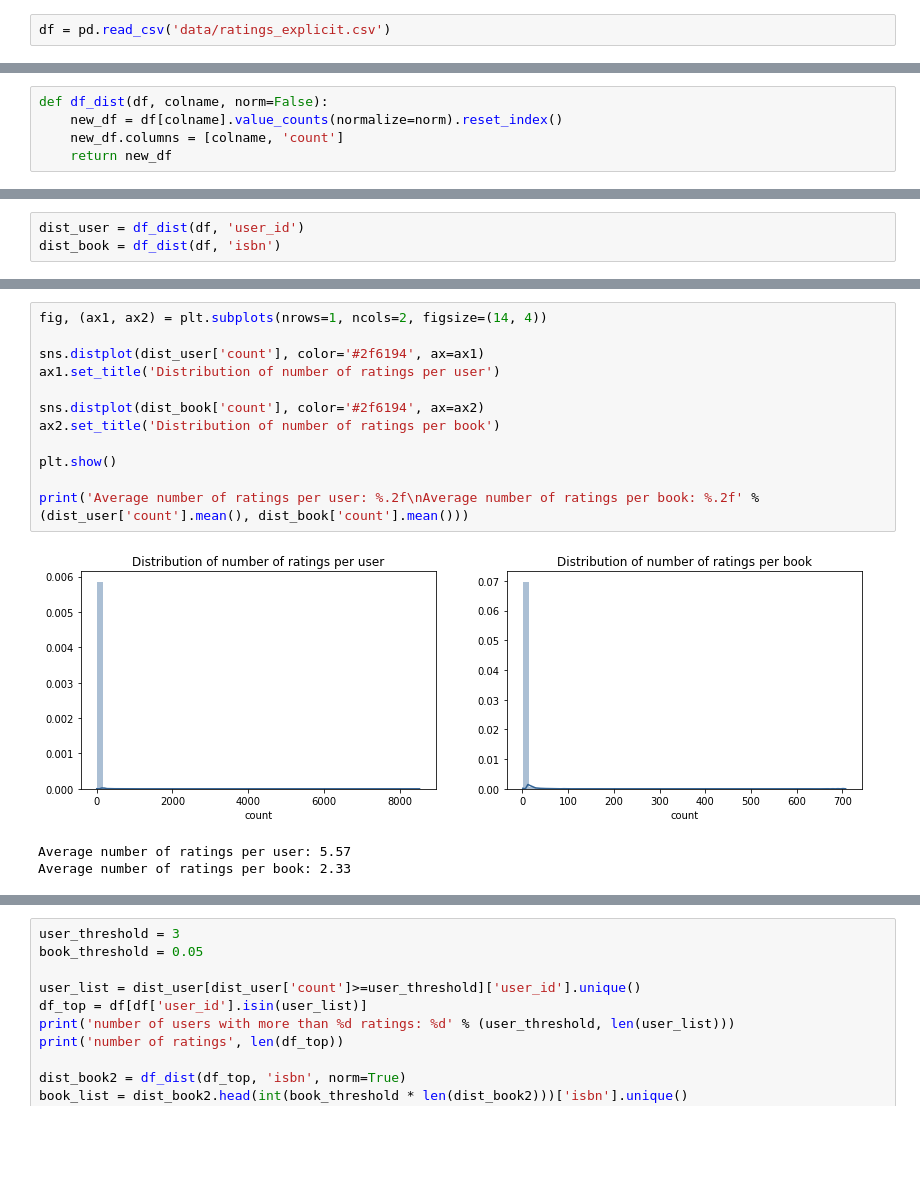
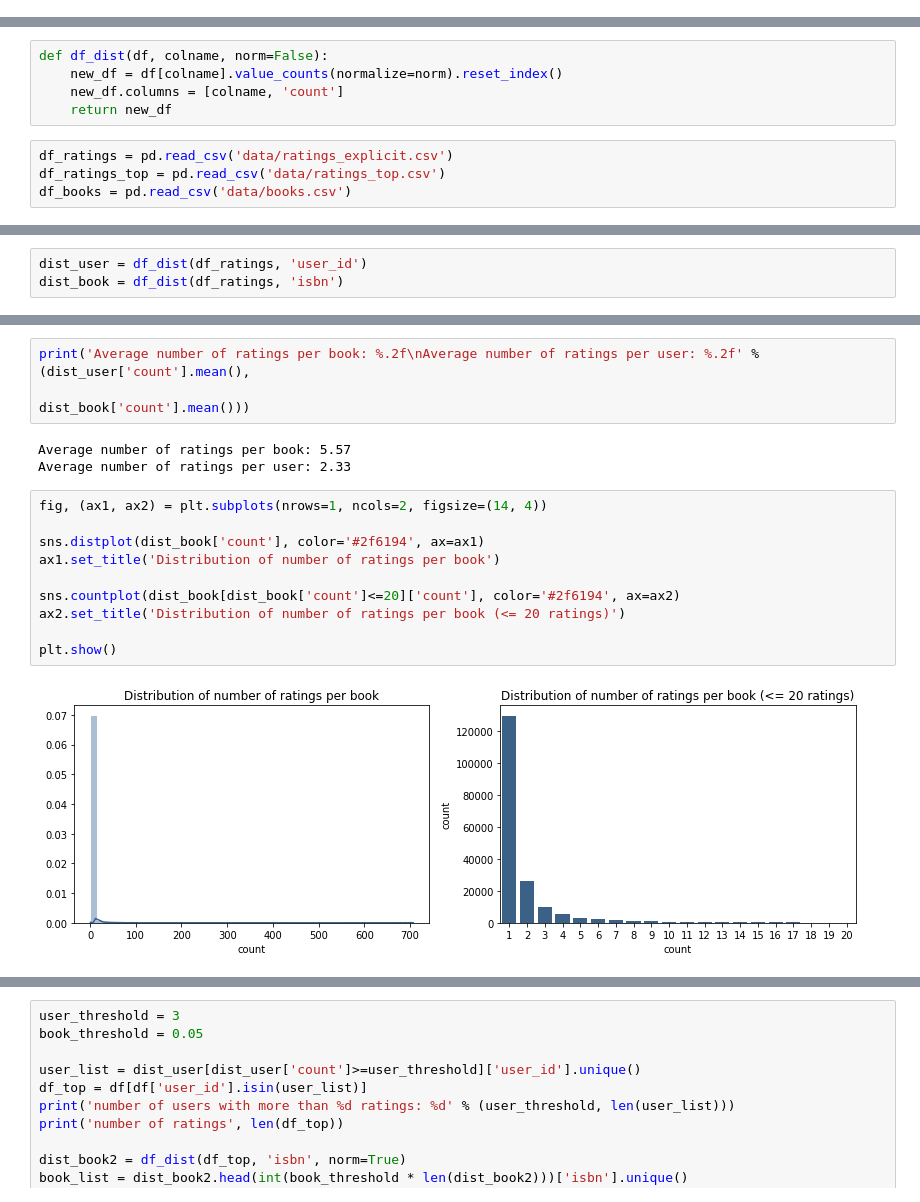
Before and after one commit to klaudia-nazarko/collaborative-filtering-python, a Jupyter notebook: intro.ipynb, the cells around one changed output, grey strips where cells are left out. Cells and saved outputs as stored; diff of their text form; blank space fills up the shorter version.

```diff
--- a/intro.ipynb
+++ b/intro.ipynb
@@ -22,5 +22,3 @@ Preprocessing
 * remove incorrect rows
 * add missing isbns (scraper?)
 * remove books older than around 1900
-# %%
-df = pd.read_csv('data/ratings_explicit.csv')
@@ -46,3 +27,7 @@ def df_dist(df, colname, norm=False):
     new_df = df[colname].value_counts(normalize=norm).reset_index()
     new_df.columns = [colname, 'count']
     return new_df
+# %%
+df_ratings = pd.read_csv('data/ratings_explicit.csv')
+df_ratings_top = pd.read_csv('data/ratings_top.csv')
+df_books = pd.read_csv('data/books.csv')
@@ -49,3 +43,3 @@ def df_dist(df, colname, norm=False):
 # %%
-dist_user = df_dist(df, 'user_id')
-dist_book = df_dist(df, 'isbn')
+dist_user = df_dist(df_ratings, 'user_id')
+dist_book = df_dist(df_ratings, 'isbn')
@@ -52,16 +54,18 @@ dist_book = df_dist(df, 'isbn')
+# %%
+print('Average number of ratings per book: %.2f\nAverage number of ratings per user: %.2f' % (dist_user['count'].mean(),
+                                                                                              dist_book['count'].mean()))
+# %% [output]
+Average number of ratings per book: 5.57
+Average number of ratings per user: 2.33
 # %%
 fig, (ax1, ax2) = plt.subplots(nrows=1, ncols=2, figsize=(14, 4))
 
-sns.distplot(dist_user['count'], color='#2f6194', ax=ax1)
-ax1.set_title('Distribution of number of ratings per user')
+sns.distplot(dist_book['count'], color='#2f6194', ax=ax1)
+ax1.set_title('Distribution of number of ratings per book')
 
-sns.distplot(dist_book['count'], color='#2f6194', ax=ax2)
-ax2.set_title('Distribution of number of ratings per book')
+sns.countplot(dist_book[dist_book['count']<=20]['count'], color='#2f6194', ax=ax2)
+ax2.set_title('Distribution of number of ratings per book (<= 20 ratings)')
 
 plt.show()
-
-print('Average number of ratings per user: %.2f\nAverage number of ratings per book: %.2f' % (dist_user['count'].mean(), dist_book['count'].mean()))
 # %% [output]
-[figure, old version]
+[figure, new version]
-Average number of ratings per user: 5.57
-Average number of ratings per book: 2.33
```
Also changed, not shown: parts of 10 cells of this notebook, 1 other file.
